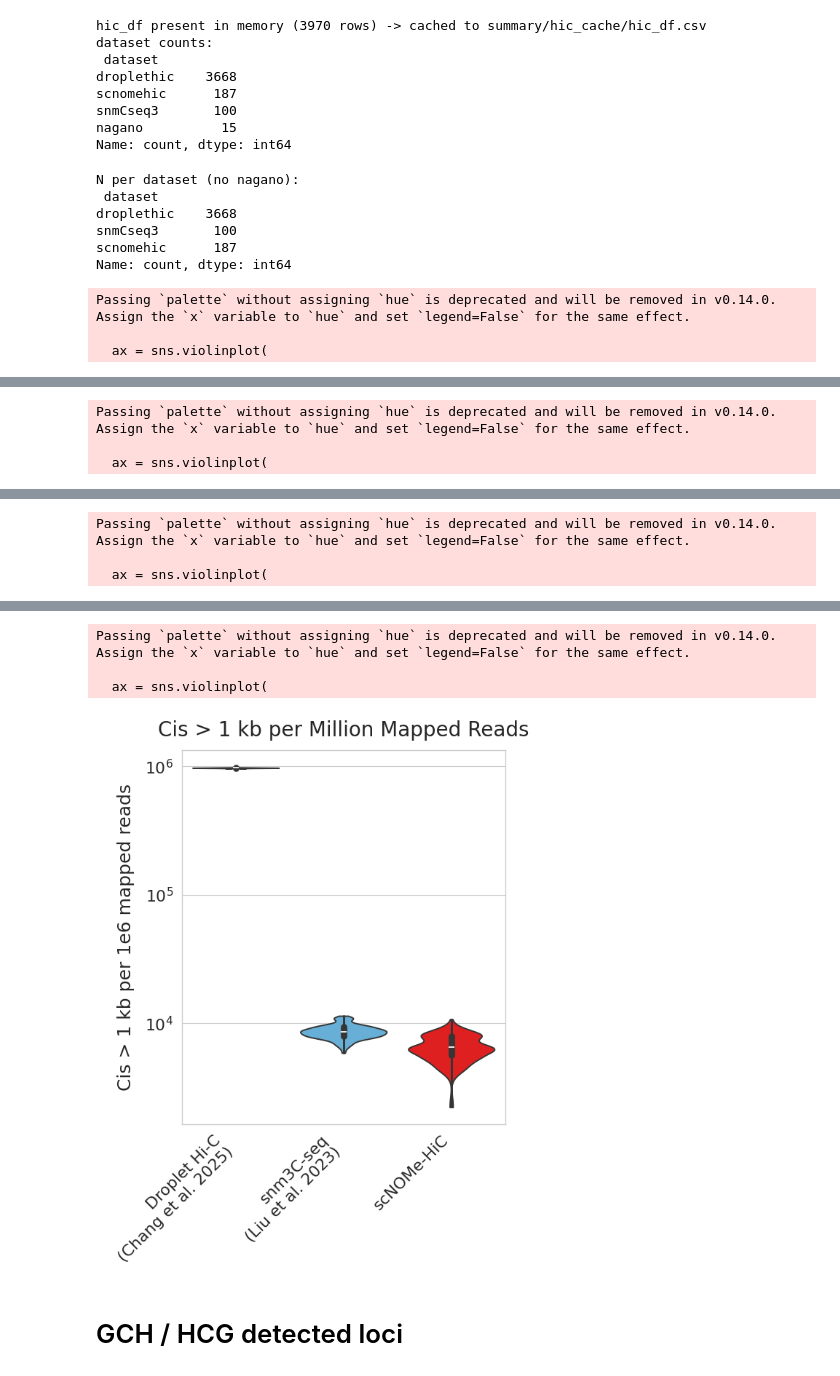
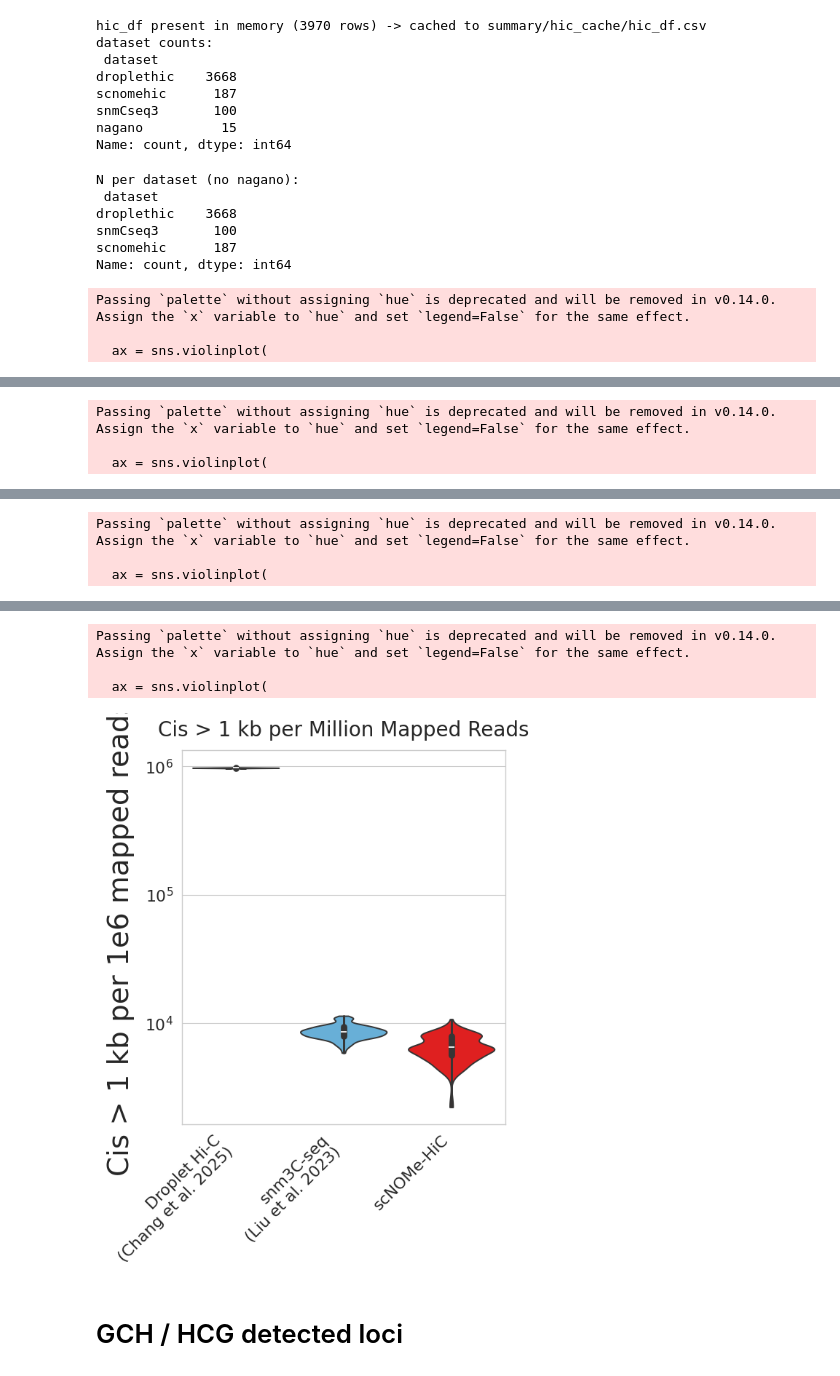
Before and after one commit to yoshihiko1218/snomehic_benchmark, a Jupyter notebook: summary/qc.ipynb, the cells around one changed output, grey strips where cells are left out. Saved outputs shown, nothing was run; the diff lists cells and outputs as text; code cells hidden in the pictures.

```diff
--- a/summary/qc.ipynb
+++ b/summary/qc.ipynb
@@ -829,6 +847,8 @@ sns.set_context("paper", font_scale=1.8)
 sns.set_style("whitegrid")
 plt.rcParams["pdf.fonttype"] = 42
 plt.rcParams["ps.fonttype"] = 42
+plt.rcParams["font.family"] = "sans-serif"
+plt.rcParams["font.sans-serif"] = ["Arial", "Helvetica", "DejaVu Sans"]
 
 # snmCseq3 is redefined upstream (cell that loads MappingSummary.csv.gz) without a
 # 'mapping_rate' column. Derive the MAPQ>=30 mapping rate (mean of R1/R2) here so
@@ -955,6 +975,8 @@ sns.set_context("paper", font_scale=1.8)
 sns.set_style("whitegrid")
 plt.rcParams["pdf.fonttype"] = 42
 plt.rcParams["ps.fonttype"] = 42
+plt.rcParams["font.family"] = "sans-serif"
+plt.rcParams["font.sans-serif"] = ["Arial", "Helvetica", "DejaVu Sans"]
 
 # -----------------------------
 # Build tidy table for READ COUNTS
@@ -1067,6 +1089,8 @@ sns.set_context("paper", font_scale=1.8)
 sns.set_style("whitegrid")
 plt.rcParams["pdf.fonttype"] = 42
 plt.rcParams["ps.fonttype"] = 42
+plt.rcParams["font.family"] = "sans-serif"
+plt.rcParams["font.sans-serif"] = ["Arial", "Helvetica", "DejaVu Sans"]
 
 dataset_order = ["nagano", "droplethic", "snmCseq3", "scnomehic"]
 
@@ -1294,6 +1322,8 @@ sns.set_context("paper", font_scale=1.8)
 sns.set_style("whitegrid")
 plt.rcParams["pdf.fonttype"] = 42
 plt.rcParams["ps.fonttype"] = 42
+plt.rcParams["font.family"] = "sans-serif"
+plt.rcParams["font.sans-serif"] = ["Arial", "Helvetica", "DejaVu Sans"]
 
 dataset_order = ["nagano", "droplethic", "snmCseq3", "scnomehic"]
 
@@ -1489,6 +1519,9 @@ def violin_plot(df, y, title, ylabel, log=False, ylim=None, fname="plot.pdf"):
     if log:
         ax.set_yscale("log")
         ax.yaxis.set_major_formatter(ticker.LogFormatterMathtext(base=10))
+        _pos = df[y][df[y] > 0]
+        if len(_pos):
+            ax.set_ylim(bottom=10 ** np.floor(np.log10(_pos.min())))  # lower log floor so violins are not clipped
     if ylim is not None:
         ax.set_ylim(*ylim)
 
@@ -1710,11 +1743,14 @@ def _violin_nn(df, y, title, ylabel, log=False, ylim=None, fname="plot.pdf"):
     )
     ax.set_xlabel("")
     ax.set_title(title, fontsize=20, pad=14)
-    ax.set_ylabel(ylabel, fontsize=18, labelpad=10)
+    ax.set_ylabel(ylabel, fontsize=28, labelpad=10)
     ax.set_xticklabels([_paper_labels.get(t.get_text(), t.get_text()) for t in ax.get_xticklabels()], rotation=45, ha="right")
     if log:
         ax.set_yscale("log")
         ax.yaxis.set_major_formatter(ticker.LogFormatterMathtext(base=10))
+        _pos = df[y][df[y] > 0]
+        if len(_pos):
+            ax.set_ylim(bottom=10 ** np.floor(np.log10(_pos.min())))  # lower log floor so violins are not clipped
     if ylim is not None:
         ax.set_ylim(*ylim)
     plt.tight_layout()
@@ -1731,7 +1767,7 @@ _violin_nn(
     _winsorize_nn(hic_df_nn.dropna(subset=["cis_n"]), "cis_n"),
     "cis_n",
     title="Cis Contacts per Cell",
-    ylabel="Cis contacts (count)",
+    ylabel="# of contacts",
     log=True,
     fname="figures/hic_cis_n_violin_no_nagano.pdf",
 )
@@ -1788,7 +1824,7 @@ Passing `palette` without assigning `hue` is deprecated and will be removed in v
 Passing `palette` without assigning `hue` is deprecated and will be removed in v0.14.0. Assign the `x` variable to `hue` and set `legend=False` for the same effect.
 
   ax = sns.violinplot(
-[figure, old version]
+[figure, new version]
 # %% [markdown]
 # GCH / HCG detected loci
 # %%
```
Also changed, not shown: parts of 4 cells of this notebook.
